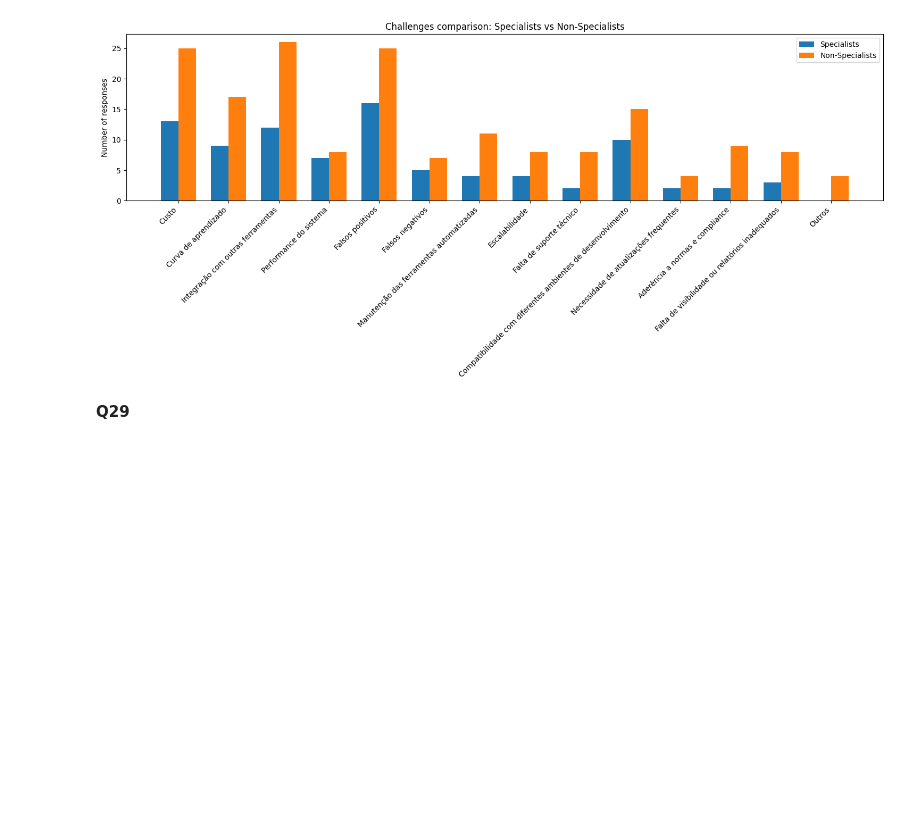
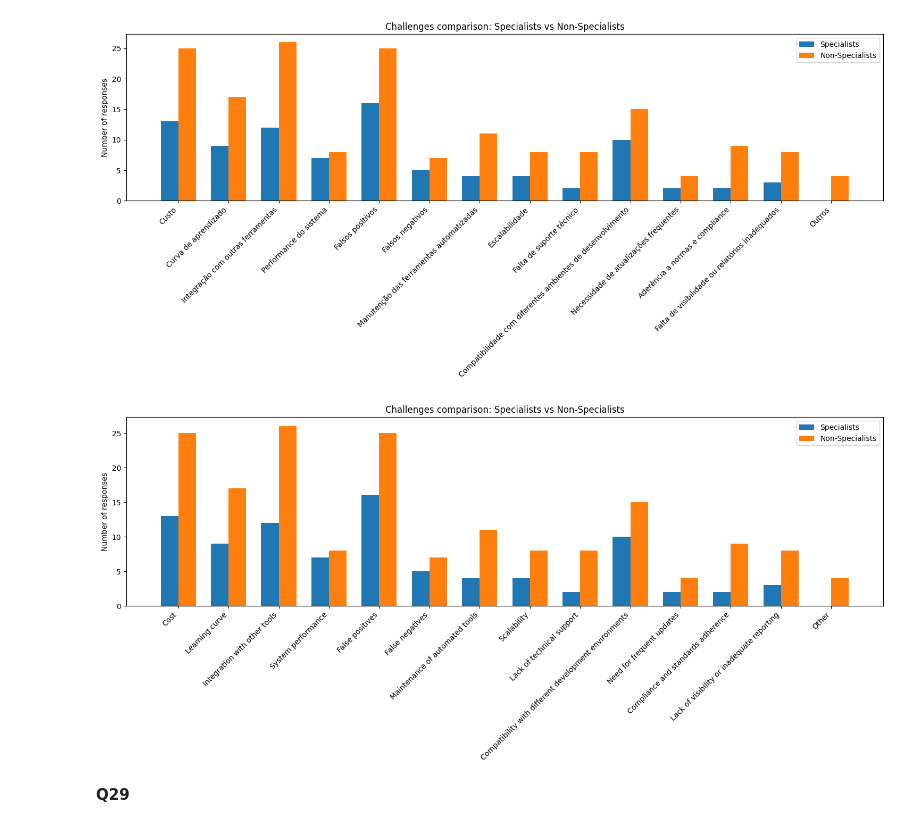
Before and after one commit to reset-ufc/appsec-practices-characterization-survey, a Jupyter notebook: RQ3_part2_analysis.ipynb, the cells around one changed output. Saved outputs shown, nothing was run; the diff lists cells and outputs as text; code cells hidden in the pictures; blank space fills up the shorter version.

```diff
--- a/RQ3_part2_analysis.ipynb
+++ b/RQ3_part2_analysis.ipynb
@@ -362,6 +397,10 @@ comparison_chart(df_large, df_small, "Large Companies", "Small Companies")
 comparison_chart(df_specialists, df_non_specialists, "Specialists", "Non-Specialists")
 # %% [output]
 [figure]
+# %%
+comparison_chart(df_specialists_en, df_non_specialists_en, "Specialists", "Non-Specialists")
+# %% [output]
+[figure, added]
 # %% [markdown]
 **Q29**
 # %%
```
Also changed, not shown: parts of 12 cells of this notebook.
